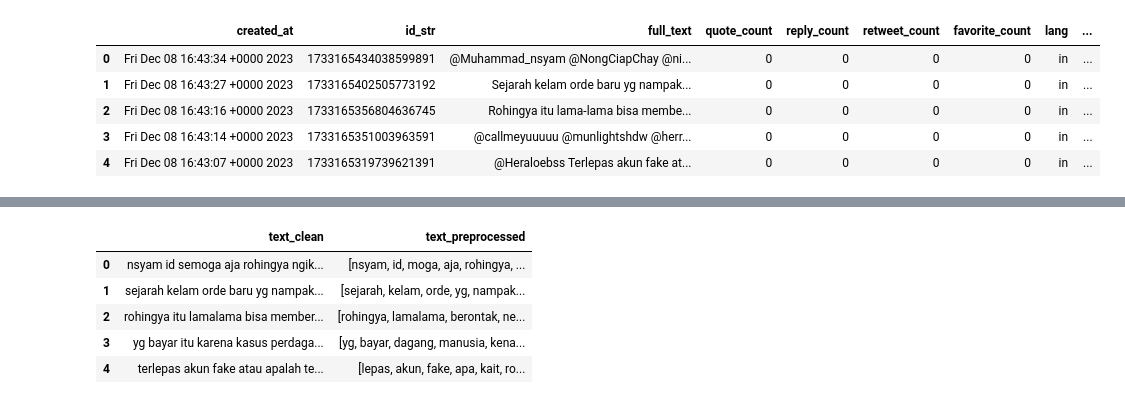
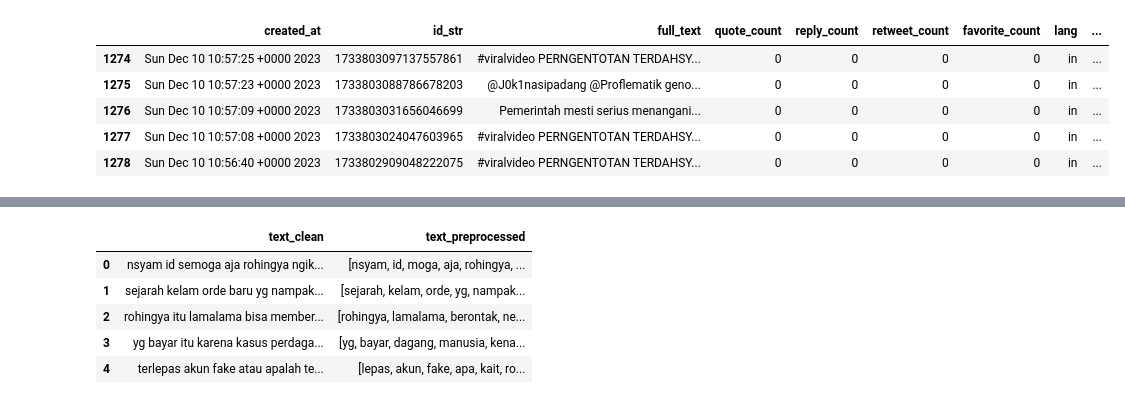
Before and after one commit to novinbukannopin/rohingya-opinion-analysis, a Jupyter notebook: process.ipynb, the cells around one changed output, grey strips where cells are left out. Cells and saved outputs as stored; diff of their text form; code cells hidden in the pictures.

```diff
--- a/process.ipynb
+++ b/process.ipynb
@@ -43,17 +43,19 @@ from sklearn.naive_bayes import BernoulliNB
 from sklearn.svm import LinearSVC
 from sklearn.linear_model import LogisticRegression
 # %%
-df = pd.read_csv("data/rohingya.csv", delimiter=";")
+r1 = pd.read_csv("data/rohingya.csv", delimiter=";")
+r2 = pd.read_csv("data/rohingya_add.csv", delimiter=";")
 
+df = pd.concat([r1, r2],ignore_index=True)
 
-df.head()
+df.tail()
 # %% [output]
 |  | created_at | id_str | full_text | quote_count | reply_count | retweet_count | favorite_count | lang | ... |
-| 0 | Fri Dec 08 16:43:34 +0000 2023 | 1733165434038599891 | @Muhammad_nsyam @NongCiapChay @ni... | 0 | 0 | 0 | 0 | in | ... |
-| 1 | Fri Dec 08 16:43:27 +0000 2023 | 1733165402505773192 | Sejarah kelam orde baru yg nampak... | 0 | 0 | 0 | 0 | in | ... |
-| 2 | Fri Dec 08 16:43:16 +0000 2023 | 1733165356804636745 | Rohingya itu lama-lama bisa membe... | 0 | 0 | 0 | 0 | in | ... |
-| 3 | Fri Dec 08 16:43:14 +0000 2023 | 1733165351003963591 | @callmeyuuuuu @munlightshdw @herr... | 0 | 0 | 0 | 0 | in | ... |
-| 4 | Fri Dec 08 16:43:07 +0000 2023 | 1733165319739621391 | @Heraloebss Terlepas akun fake at... | 0 | 0 | 0 | 0 | in | ... |
+| 1274 | Sun Dec 10 10:57:25 +0000 2023 | 1733803097137557861 | #viralvideo PERNGENTOTAN TERDAHSY... | 0 | 0 | 0 | 0 | in | ... |
+| 1275 | Sun Dec 10 10:57:23 +0000 2023 | 1733803088786678203 | @J0k1nasipadang @Proflematik geno... | 0 | 0 | 0 | 0 | in | ... |
+| 1276 | Sun Dec 10 10:57:09 +0000 2023 | 1733803031656046699 | Pemerintah mesti serius menangani... | 0 | 0 | 0 | 0 | in | ... |
+| 1277 | Sun Dec 10 10:57:08 +0000 2023 | 1733803024047603965 | #viralvideo PERNGENTOTAN TERDAHSY... | 0 | 0 | 0 | 0 | in | ... |
+| 1278 | Sun Dec 10 10:56:40 +0000 2023 | 1733802909048222075 | #viralvideo PERNGENTOTAN TERDAHSY... | 0 | 0 | 0 | 0 | in | ... |
 # %%
 df.info()
 # %% [output]
```
Also changed, not shown: parts of 28 cells of this notebook, 3 other files.
